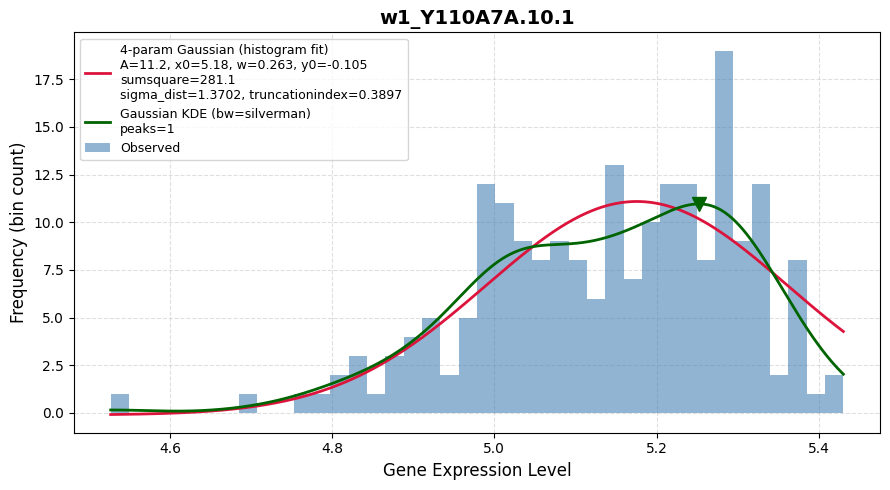
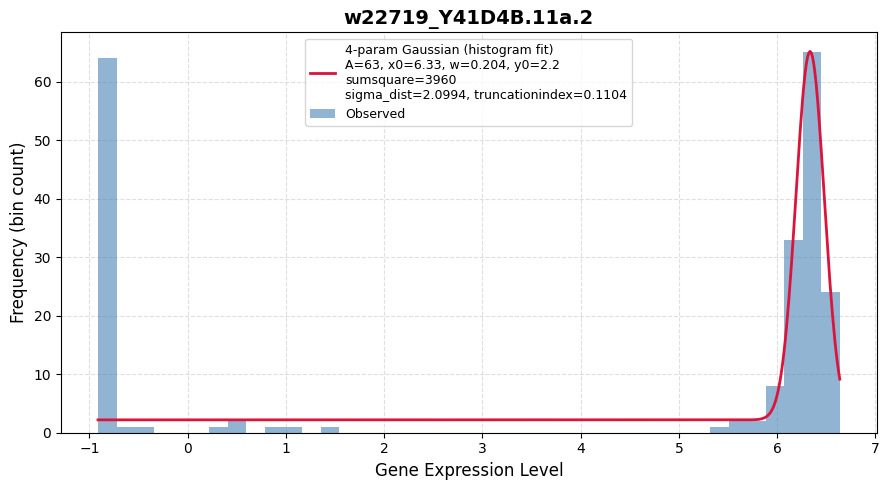
The notebook cell's code change between the first figure and the second:
--- before
+++ after
@@ -1,4 +1,4 @@
-fitter = BhuvanFitter(master['w1_Y110A7A.10.1'], "w1_Y110A7A.10.1")
+fitter = BhuvanFitter(master['w22719_Y41D4B.11a.2'], "w22719_Y41D4B.11a.2")
 fitter.fit("fourparam")     # runs the 4-param Gaussian
-fitter.fit("kde")           # runs the KDE fit
-fitter.hist(lines=["fourparam", "kde"])   # overlay both
+# fitter.fit("kde")           # runs the KDE fit
+fitter.hist(lines=["fourparam"])   # overlay both

Commit: Update newbhuvanfitter.ipynb